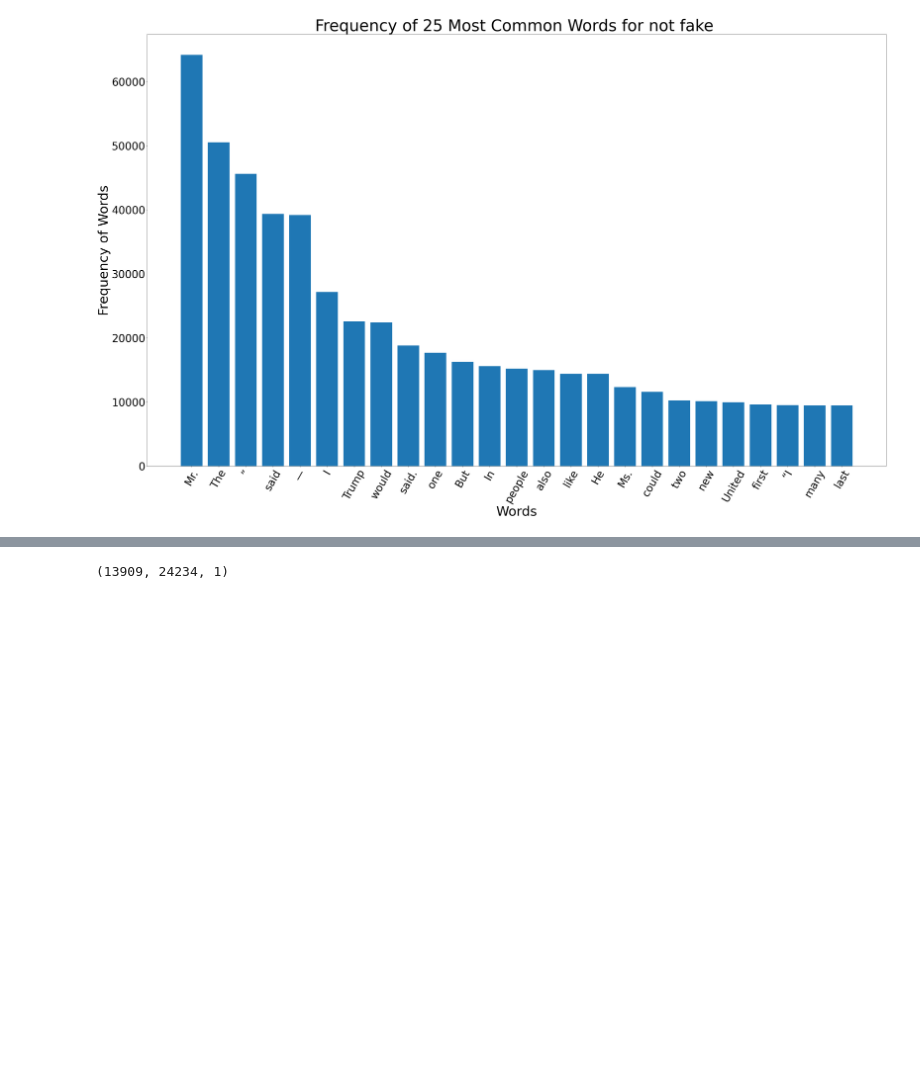
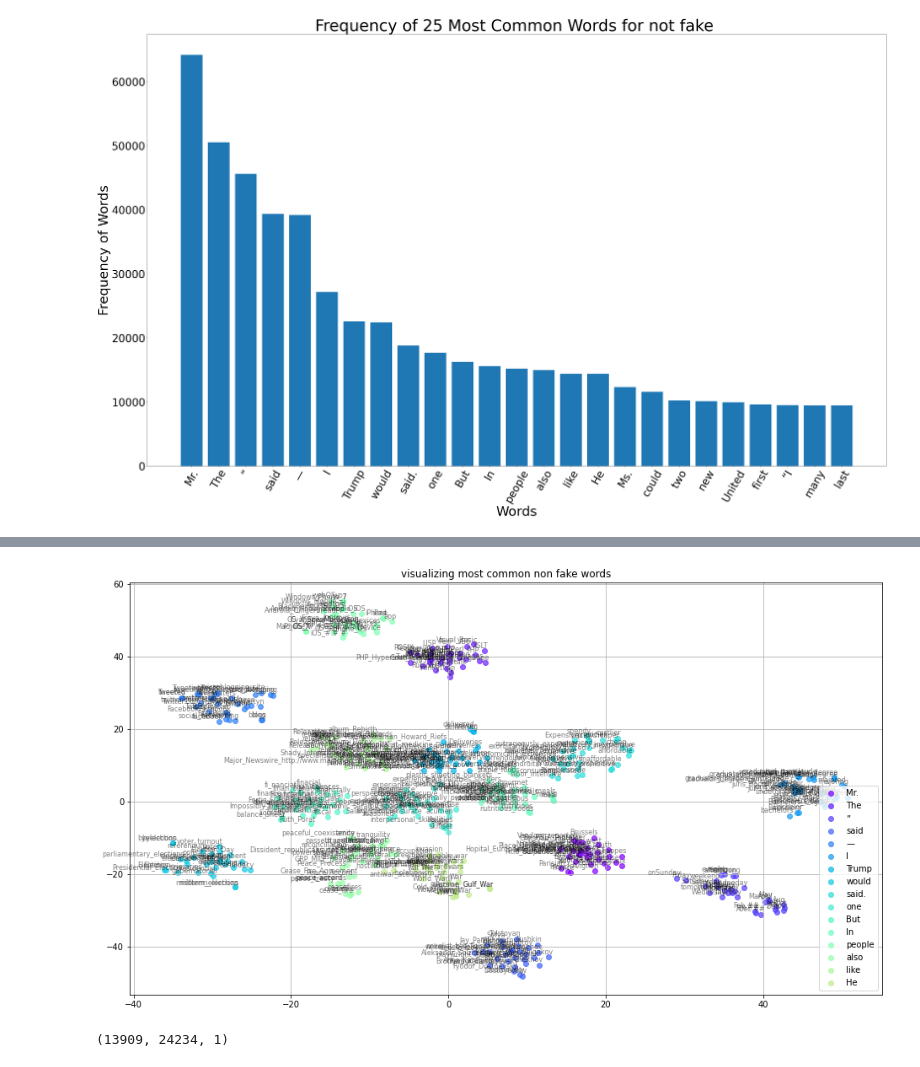
Before and after one commit to deepskandpal/hands-on-machine-learning, a Jupyter notebook: fake-news.ipynb, the cells around one changed output, grey strips where cells are left out. Saved outputs shown, nothing was run; the diff lists cells and outputs as text; code cells hidden in the pictures; blank space fills up the shorter version.

```diff
--- a/fake-news.ipynb
+++ b/fake-news.ipynb
@@ -471,3 +528,7 @@ plt.title('Frequency of 25 Most Common Words for not fake ', fontsize=60)
 plt.show()
 # %% [output]
 [figure]
+# %%
+tsne_plot_similar_words('visualizing most common non fake words', words0, embeddings_en_2d, word_clusters, 0.7,
+                        'similar_words.png')
+# %% [output]
@@ -474,3 +551,4 @@ plt.show()
+[figure, added]
 # %%
 tf_vectorizer = CountVectorizer(max_features=50000)
 tf = tf_vectorizer.fit_transform(train_data['text_processed'].values.astype('U'))
```
Also changed, not shown: parts of 9 cells of this notebook.
